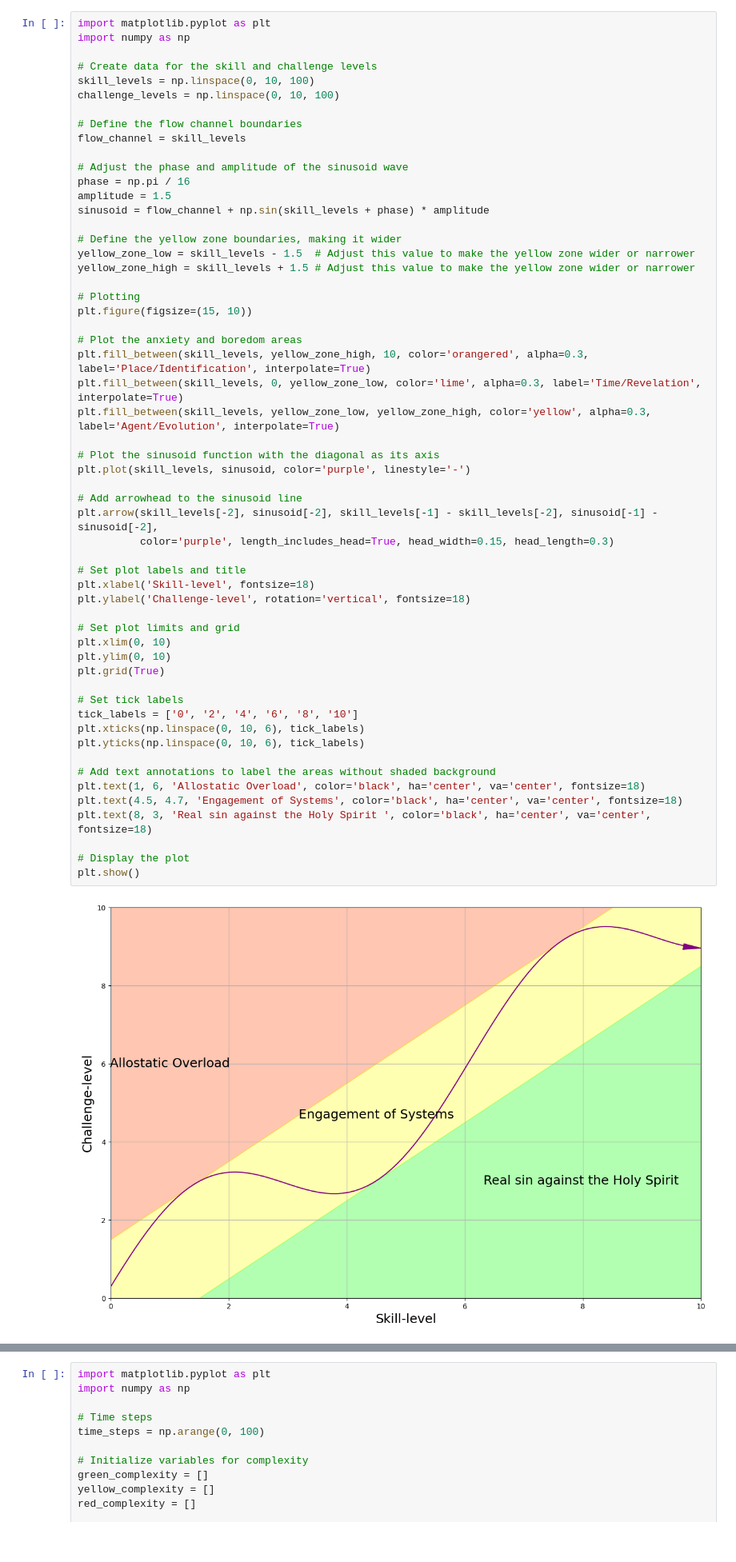
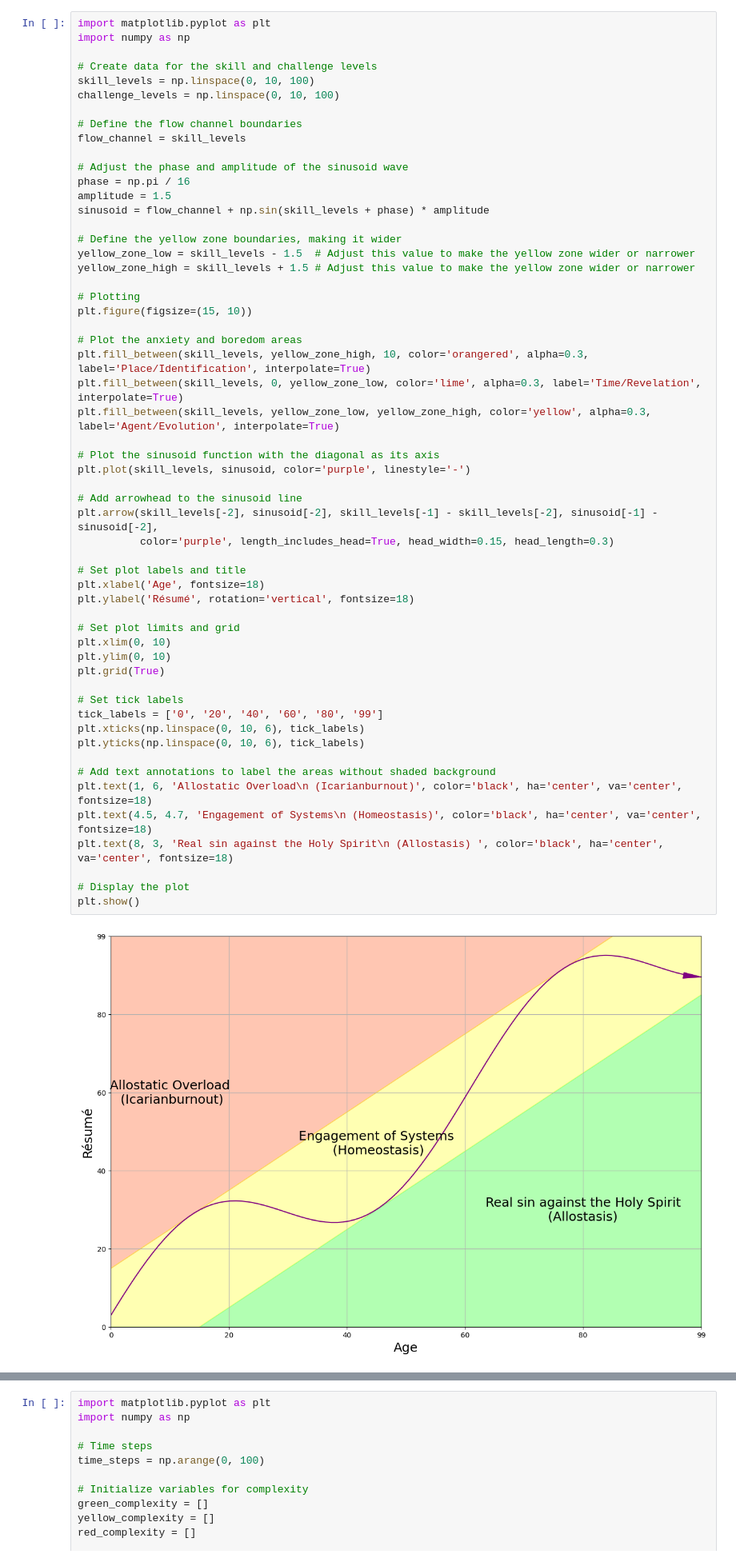
Before and after one commit to abikesa/existentialfatigue, a Jupyter notebook: intro.ipynb, the cells around one changed output, grey strips where cells are left out. Shown at 80% size. Cells and saved outputs as stored; diff of their text form.

```diff
--- a/intro.ipynb
+++ b/intro.ipynb
@@ -22,40 +22,40 @@ yellow_zone_high = skill_levels + 1.5 # Adjust this value to make the yellow zon
 plt.figure(figsize=(15, 10))
 
 # Plot the anxiety and boredom areas
 plt.fill_between(skill_levels, yellow_zone_high, 10, color='orangered', alpha=0.3, label='Place/Identification', interpolate=True)
 plt.fill_between(skill_levels, 0, yellow_zone_low, color='lime', alpha=0.3, label='Time/Revelation', interpolate=True)
 plt.fill_between(skill_levels, yellow_zone_low, yellow_zone_high, color='yellow', alpha=0.3, label='Agent/Evolution', interpolate=True)
 
 # Plot the sinusoid function with the diagonal as its axis
 plt.plot(skill_levels, sinusoid, color='purple', linestyle='-')
 
 # Add arrowhead to the sinusoid line
 plt.arrow(skill_levels[-2], sinusoid[-2], skill_levels[-1] - skill_levels[-2], sinusoid[-1] - sinusoid[-2],
           color='purple', length_includes_head=True, head_width=0.15, head_length=0.3)
 
 # Set plot labels and title
-plt.xlabel('Skill-level', fontsize=18)
-plt.ylabel('Challenge-level', rotation='vertical', fontsize=18)
+plt.xlabel('Age', fontsize=18)
+plt.ylabel('Résumé', rotation='vertical', fontsize=18)
 
 # Set plot limits and grid
 plt.xlim(0, 10)
 plt.ylim(0, 10)
 plt.grid(True)
 
 # Set tick labels
-tick_labels = ['0', '2', '4', '6', '8', '10']
+tick_labels = ['0', '20', '40', '60', '80', '99']
 plt.xticks(np.linspace(0, 10, 6), tick_labels)
 plt.yticks(np.linspace(0, 10, 6), tick_labels)
 
 # Add text annotations to label the areas without shaded background
-plt.text(1, 6, 'Allostatic Overload', color='black', ha='center', va='center', fontsize=18)
-plt.text(4.5, 4.7, 'Engagement of Systems', color='black', ha='center', va='center', fontsize=18)
-plt.text(8, 3, 'Real sin against the Holy Spirit ', color='black', ha='center', va='center', fontsize=18)
+plt.text(1, 6, 'Allostatic Overload\n (Icarianburnout)', color='black', ha='center', va='center', fontsize=18)
+plt.text(4.5, 4.7, 'Engagement of Systems\n (Homeostasis)', color='black', ha='center', va='center', fontsize=18)
+plt.text(8, 3, 'Real sin against the Holy Spirit\n (Allostasis) ', color='black', ha='center', va='center', fontsize=18)
 
 # Display the plot
 plt.show()
 # %% [output]
-[figure, old version]
+[figure, new version]
 # %% [markdown]
 #
 
```
Also changed, not shown: 6 other files.
